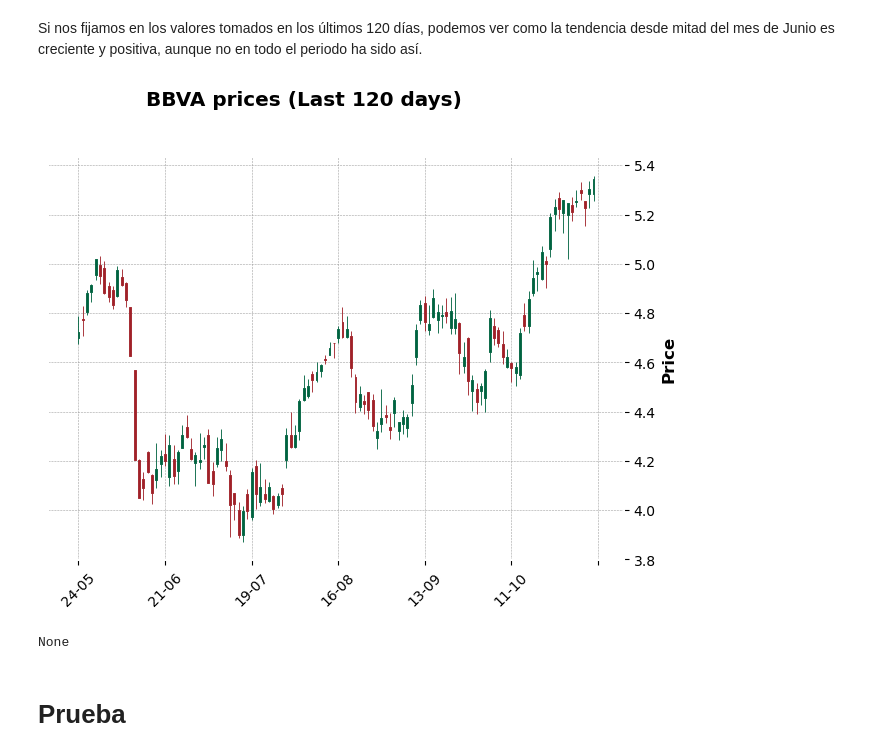
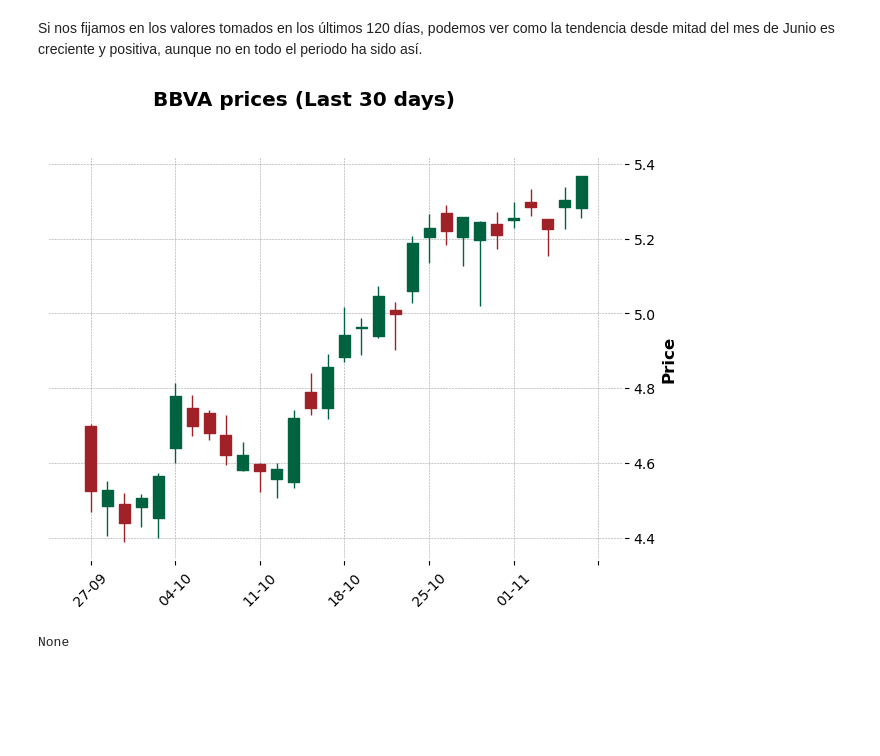
Before and after one commit to bereamanuel/analisisCarteras, a Jupyter notebook: BereaManuel_Actividad2.ipynb, the cells around one changed output. Saved outputs shown, nothing was run; the diff lists cells and outputs as text; code cells hidden in the pictures; blank space fills up the shorter version.

```diff
--- a/BereaManuel_Actividad2.ipynb
+++ b/BereaManuel_Actividad2.ipynb
@@ -291,9 +287,7 @@ None
 # %% [markdown]
 Si nos fijamos en los valores tomados en los últimos 120 días, podemos ver como la tendencia desde mitad del mes de Junio es creciente y positiva, aunque no en todo el periodo ha sido así.
 # %%
-display(mpf.plot(df.iloc[len(df)-120:] ,type='candle', title = "BBVA prices (Last 120 days)", datetime_format = "%d-%m" , style = "charles"))
+display(mpf.plot(df.iloc[len(df)-30:] ,type='candle', title = "BBVA prices (Last 30 days)", datetime_format = "%d-%m" , style = "charles"))
 # %% [output]
-[figure, old version]
+[figure, new version]
 None
-# %% [markdown]
-# Prueba
```
Also changed, not shown: parts of 11 cells of this notebook.
